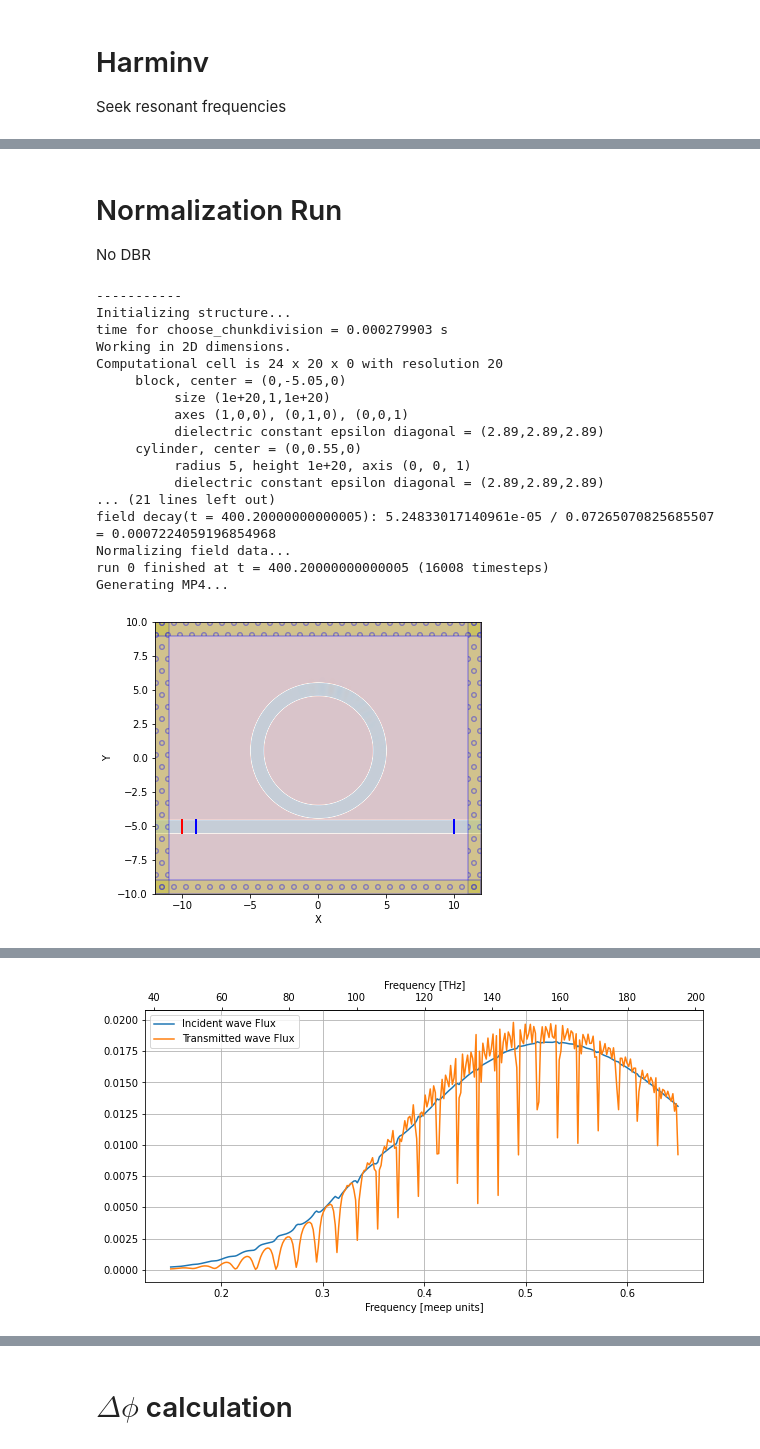
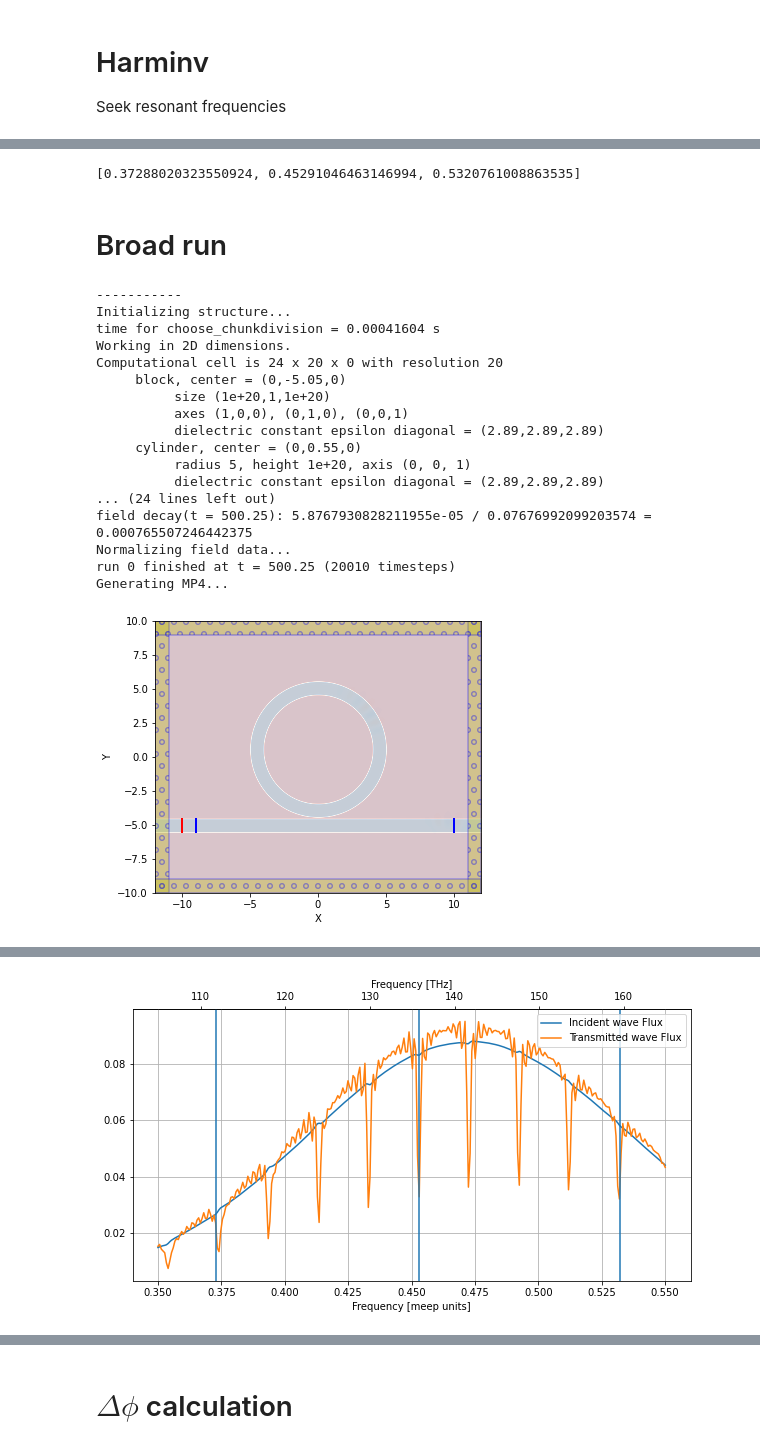
Before and after one commit to leonardocattarin/LabAdvPhotonicsMeep, a Jupyter notebook: Microring_Resonator/Test_Ring_Resonator.ipynb, the cells around one changed output, grey strips where cells are left out. Drawn from its saved outputs; the diff is of its cells as text; code cells hidden in the pictures.

Commit message:
Added Ring resonator parts

```diff
--- a/Microring_Resonator/Test_Ring_Resonator.ipynb
+++ b/Microring_Resonator/Test_Ring_Resonator.ipynb
@@ -102,8 +102,8 @@ source_y = wvg_y
 source_width = wvg_width
 
 #note: df is not really the frequency sigma
-f_central = 0.4
-df = 0.5
+f_central = 0.45
+df = 0.2
 
 print("#Source pulse frequency: fcent= ", f_central*freq_unit*1e-12, " THz, df= ",df*freq_unit*1e-12, " THz" )
 print("#Source vacuum wavelength: lambda = ",  c/(f_central*freq_unit)*1e+6, "um, dlambda = ",c/(df*freq_unit)*1e+6,"um")
@@ -144,7 +144,8 @@ check_pt = mp.Vector3(mon_2_x - 0.1, mon_2_y)
 # Harminv
 Seek resonant frequencies
 # %%
-har_pt = mp.Vector3(ring_x + 0.5, ring_y + ring_r + ring_w/2)
+har_theta = pi/4
+har_pt = mp.Vector3(ring_x + (ring_r + ring_w/2)*np.cos(har_theta), ring_y + (ring_r + ring_w/2)*np.sin(har_theta))
 # %%
 #Geometry objects
 ext_ring = mp.Cylinder(radius=ring_r+ring_w,
@@ -166,11 +167,7 @@ sources = [mp.Source(mp.GaussianSource(frequency=f_central, fwidth=df*3),
                      mp.Source(mp.GaussianSource(frequency=f_central, fwidth=df*3),
                      component=mp.Ez,
                      center=mp.Vector3(-(ring_x + ring_r + ring_w/2), ring_y),
-                     size=mp.Vector3(ring_w, 0)),
-
-                     mp.Source(mp.GaussianSource(frequency=f_central, fwidth=df*3),
-                     component=mp.Ez,
-                     center=mp.Vector3(ring_x, ring_y))]
+                     size=mp.Vector3(ring_w, 0))]
 
 #define boundary conditions
 pml_layers = [mp.PML(pml_thickness)]
@@ -180,7 +177,8 @@ sim = mp.Simulation(cell_size=cell,
                     boundary_layers=pml_layers,
                     sources=sources,
                     geometry=geometry,
-                    resolution=resolution)
+                    resolution=resolution,
+                    symmetries=[mp.Mirror(mp.X)])
 
 animate = mp.Animate2D(sim,
                        fields=mp.Ez,
@@ -190,11 +188,11 @@ animate = mp.Animate2D(sim,
                        field_parameters={'alpha':0.8, 'cmap':'RdBu', 'interpolation':'spline36'},
                        boundary_parameters={'hatch':'o', 'linewidth':1.5, 'facecolor':'y', 'edgecolor':'b', 'alpha':0.3})
 
-har = mp.Harminv(mp.Ez, har_pt, f_central, df)
+har = mp.Harminv(mp.Ez, har_pt, f_mon_central, df_mon)
 
 #Simulate
 mp.verbosity(1)
-sim.run(mp.after_sources(har), mp.at_every(1, animate), until=300)
+sim.run(mp.after_sources(har), mp.at_every(1, animate), until=200)
 
 animate.to_mp4(10, "Ez_Harminv.mp4")
 # %% [output]
@@ -220,9 +218,13 @@ Generating MP4...
 Video("Ez_Harminv.mp4")
 # %% [output]
 [interactive output not drawn]
-# %% [markdown]
-# Normalization Run
-No DBR
+# %%
+har_freq = [m.freq for m in har.modes]
+print(har_freq)
+# %% [output]
+[0.37288020323550924, 0.45291046463146994, 0.5320761008863535]
+# %% [markdown]
+# Broad run
 # %%
 sim.reset_meep()
 # %%
@@ -281,7 +283,7 @@ animate.to_mp4(10, "Ez_norm.mp4")
 # %% [output]
 -----------
 Initializing structure...
-time for choose_chunkdivision = 0.000279903 s
+time for choose_chunkdivision = 0.00041604 s
 Working in 2D dimensions.
 Computational cell is 24 x 20 x 0 with resolution 20
      block, center = (0,-5.05,0)
@@ -291,10 +293,10 @@ Computational cell is 24 x 20 x 0 with resolution 20
      cylinder, center = (0,0.55,0)
           radius 5, height 1e+20, axis (0, 0, 1)
           dielectric constant epsilon diagonal = (2.89,2.89,2.89)
-... (21 lines left out)
-field decay(t = 400.20000000000005): 5.24833017140961e-05 / 0.07265070825685507 = 0.0007224059196854968
+... (24 lines left out)
+field decay(t = 500.25): 5.8767930828211955e-05 / 0.07676992099203574 = 0.000765507246442375
 Normalizing field data...
-run 0 finished at t = 400.20000000000005 (16008 timesteps)
+run 0 finished at t = 500.25 (20010 timesteps)
 Generating MP4...
 [figure]
 # %%
@@ -316,22 +318,26 @@ flux_freqs = mp.get_flux_freqs(tran)
 # %%
 plt.plot(flux_freqs, norm_inc_flux, label="Incident wave Flux")
 plt.plot(flux_freqs, norm_tran_flux, label="Transmitted wave Flux")
 
 plt.xlabel("Frequency [meep units]")
 
 ax = plt.gca()
 
 def MU2THz(x):
     return x *freq_unit*1e-12
 
 
 def THz2MU(x):
     return x /(freq_unit*1e-12)
 
 secax = ax.secondary_xaxis('top', functions=(MU2THz, THz2MU))
 secax.set_xlabel('Frequency [THz]')
 
+
+for xc in har_freq:
+    plt.axvline(x=xc)
+
 plt.legend()
 plt.grid()
 # %% [output]
-[figure, old version]
+[figure, new version]
```
Also changed, not shown: parts of 23 cells of this notebook, 2 other files.
